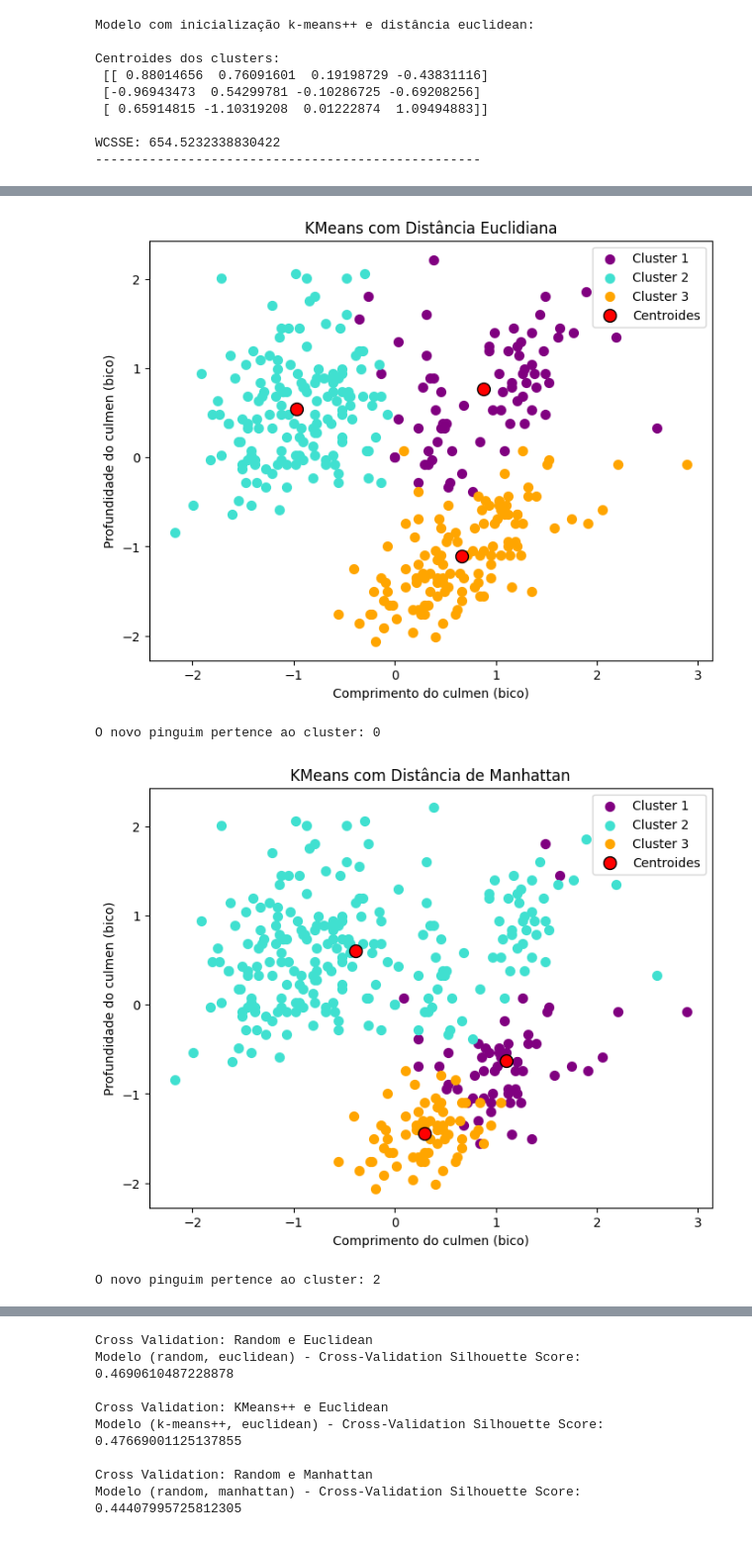
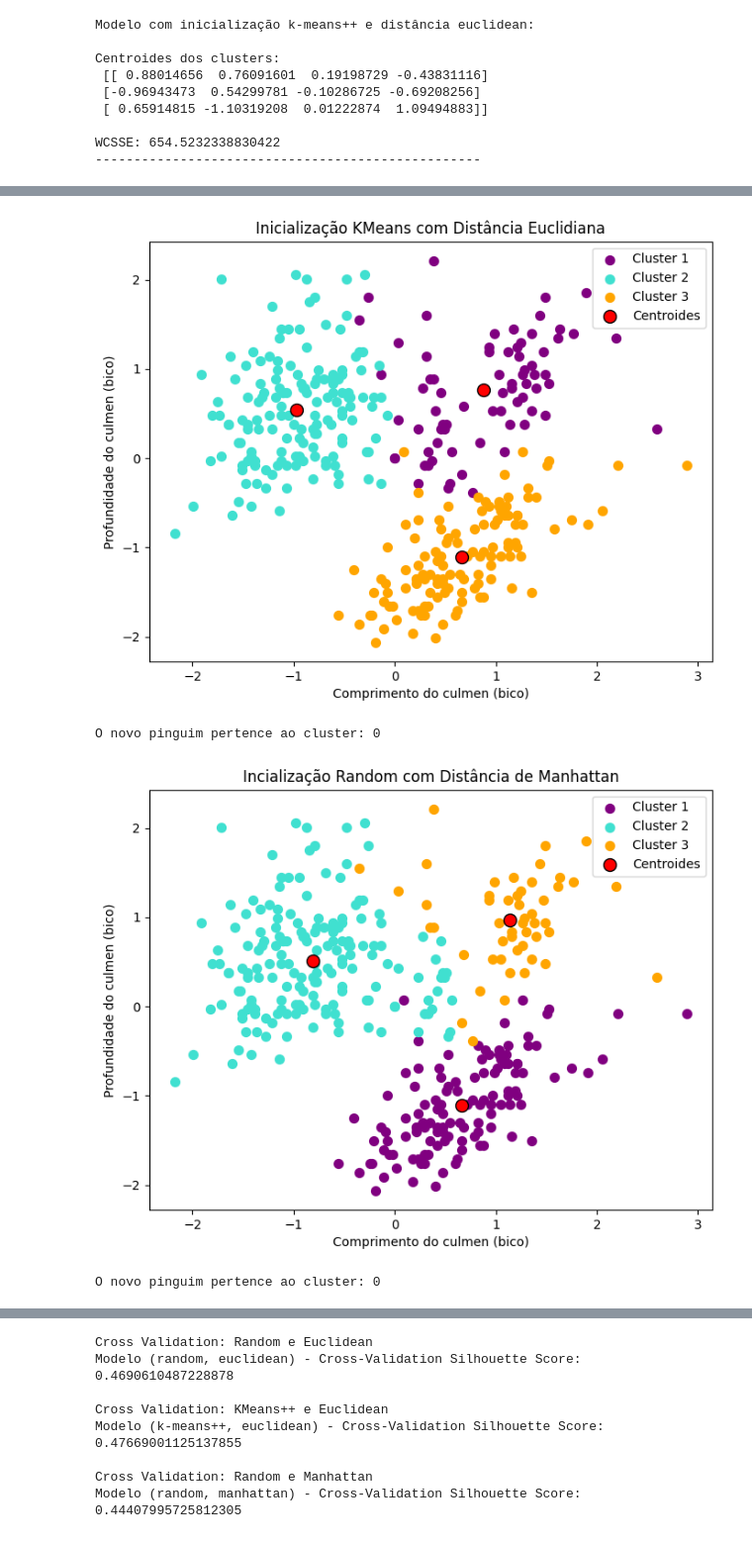
Before and after one commit to Martonidaz/Projeto_IA, a Jupyter notebook: Clustering/app.ipynb, the cells around one changed output, grey strips where cells are left out. Shown: that part at 99% size. Cells and saved outputs as stored; diff of their text form; code cells hidden in the pictures.

Commit message:
Atualização 04
Corrigi alguns pontos no código sobre Clustering e atualizei o doc que A FAZER de Clustering, além de modificações no código de PLN.

```diff
--- a/Clustering/app.ipynb
+++ b/Clustering/app.ipynb
@@ -148,3 +145,46 @@ Centroides dos clusters:
 
 WCSSE: 654.5232338830422
 --------------------------------------------------
+# %%
+# 1.4 Evaluation: Visualização e avaliação dos clusters formados
+
+# Medida de distância Euclididana
+
+# Definindo cores para cada cluster
+colors = ['purple', 'turquoise', 'orange']
+labels = kmeans.labels_
+
+plt.figure(figsize=(8, 6))
+
+# Plotando cada ponto com a cor do seu respectivo cluster
+for i in range(n_clusters):  # Número de clusters = 3
+    plt.scatter(
+        Xpenguins_scaled[labels == i, 0],
+        Xpenguins_scaled[labels == i, 1],
+        s=50,
+        c=colors[i],
+        label=f'Cluster {i+1}'
+    )
+
+# Plotando os centroides em uma cor destacada
+plt.scatter(
+    kmeans.cluster_centers_[:, 0],
+    kmeans.cluster_centers_[:, 1],
+    s=100,
+    c='red',
+    marker='o',
+    edgecolor='black',
+    label="Centroides"
+)
+
+# Legenda
+plt.xlabel("Comprimento do culmen (bico)")
+plt.ylabel("Profundidade do culmen (bico)")
+plt.title("Inicialização Random com Distância Euclidiana")
+plt.legend()
+plt.show()
+
+# Criação de dataset de teste com uma única linha para verificação do modelo
+novo_pinguim = scaler.transform([[45.5, 17.4, 210, 4500]])
+cluster_predito = kmeans.predict(novo_pinguim)
+print(f"O novo pinguim pertence ao cluster: {cluster_predito[0]}")
@@ -183,7 +229,7 @@ plt.scatter(
 # Legenda
 plt.xlabel("Comprimento do culmen (bico)")
 plt.ylabel("Profundidade do culmen (bico)")
-plt.title("KMeans com Distância Euclidiana")
+plt.title("Inicialização KMeans com Distância Euclidiana")
 plt.legend()
 plt.show()
 
@@ -192,7 +238,7 @@ novo_pinguim = scaler.transform([[45.5, 17.4, 210, 4500]])
 cluster_predito = kmeans.predict(novo_pinguim)
 print(f"O novo pinguim pertence ao cluster: {cluster_predito[0]}")
 # %% [output]
-[figure, old version]
+[figure, new version]
 O novo pinguim pertence ao cluster: 0
 # %%
 # Biblioteca SciPy para calcular distâncias entre dois conjuntos de pontos
@@ -243,36 +289,36 @@ for i in range(n_clusters):
         s=50,
         c=colors[i],
         label=f'Cluster {i+1}'
     )
 
 # Plotando os centroides (medoids)
 plt.scatter(
     centroids[:, 0],
     centroids[:, 1],
     s=100,
     c='red',
     marker='o',
     edgecolor='black',
     label="Centroides"
 )
 
 plt.xlabel("Comprimento do culmen (bico)")
 plt.ylabel("Profundidade do culmen (bico)")
-plt.title("KMeans com Distância de Manhattan")
+plt.title("Incialização Random com Distância de Manhattan")
 plt.legend()
 plt.show()
 
 # Predição para um novo pinguim (calculando a distância de Manhattan)
 novo_pinguim = scaler.transform([[45.5, 17.4, 210, 4500]])
 
 # Calculando as distâncias de Manhattan ao centroides
 distances = cdist(novo_pinguim, centroids, metric='cityblock')
 cluster_predito = np.argmin(distances)
 
 print(f"O novo pinguim pertence ao cluster: {cluster_predito}")
 # %% [output]
-[figure, old version]
+[figure, new version]
-O novo pinguim pertence ao cluster: 2
+O novo pinguim pertence ao cluster: 0
 # %%
 # Visualizar os dados armazenados ao usar KMeans com distância de Manhattan
 print(f"Modelo com inicialização aleatória e distância de Manhattan:\n")
```
Also changed, not shown: parts of 9 cells of this notebook, 5 other files.
